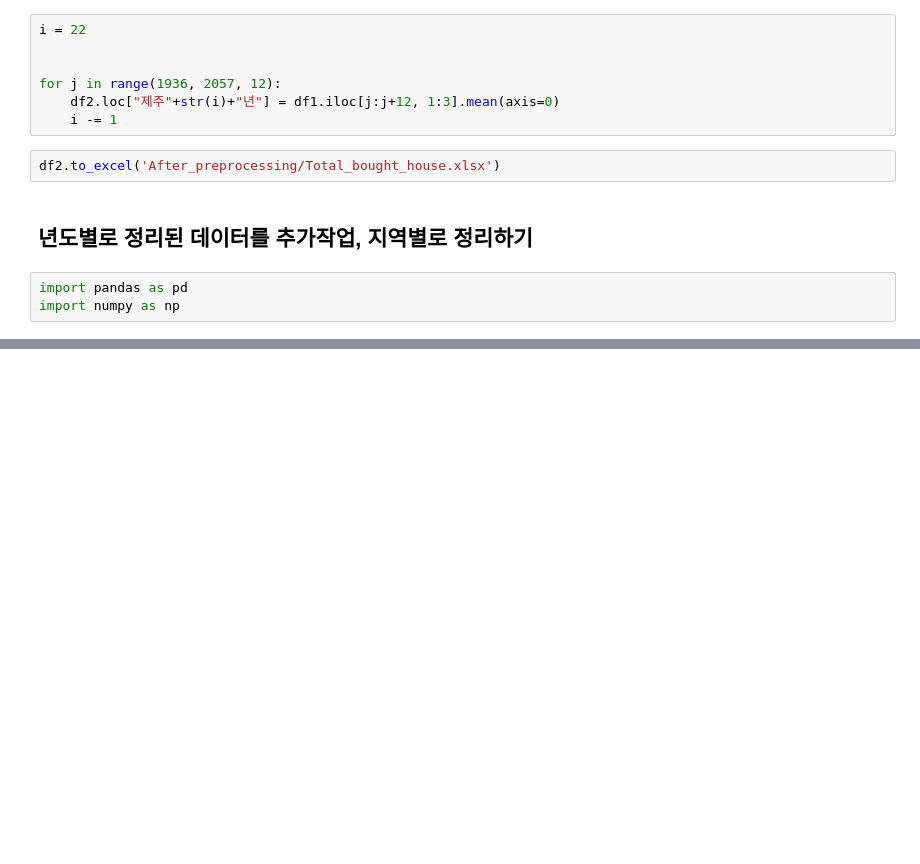
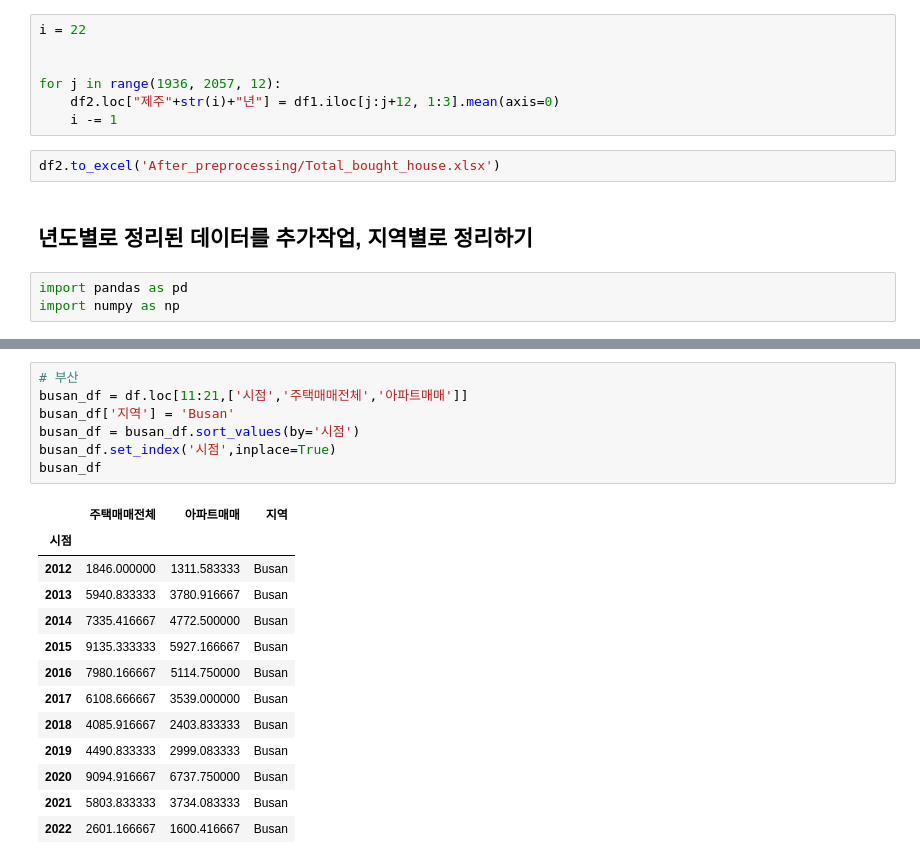
Before and after one commit to jewoodev/To_raise_a_child_well, a Jupyter notebook: data/jewoo/Total_bought_house.ipynb, the cells around one changed output, grey strips where cells are left out. Cells and saved outputs as stored; diff of their text form; blank space fills up the shorter version.

```diff
--- a/data/jewoo/Total_bought_house.ipynb
+++ b/data/jewoo/Total_bought_house.ipynb
@@ -320,0 +357,21 @@ df
+# %%
+# 부산
+busan_df = df.loc[11:21,['시점','주택매매전체','아파트매매']]
+busan_df['지역'] = 'Busan'
+busan_df = busan_df.sort_values(by='시점')
+busan_df.set_index('시점',inplace=True)
+busan_df
+# %% [output]
+|  | 주택매매전체 | 아파트매매 | 지역 |
+| 시점 |  |  |  |
+| 2012 | 1846.000000 | 1311.583333 | Busan |
+| 2013 | 5940.833333 | 3780.916667 | Busan |
+| 2014 | 7335.416667 | 4772.500000 | Busan |
+| 2015 | 9135.333333 | 5927.166667 | Busan |
+| 2016 | 7980.166667 | 5114.750000 | Busan |
+| 2017 | 6108.666667 | 3539.000000 | Busan |
+| 2018 | 4085.916667 | 2403.833333 | Busan |
+| 2019 | 4490.833333 | 2999.083333 | Busan |
+| 2020 | 9094.916667 | 6737.750000 | Busan |
+| 2021 | 5803.833333 | 3734.083333 | Busan |
+| 2022 | 2601.166667 | 1600.416667 | Busan |
```
Also changed, not shown: parts of 21 cells of this notebook, 25 other files.
